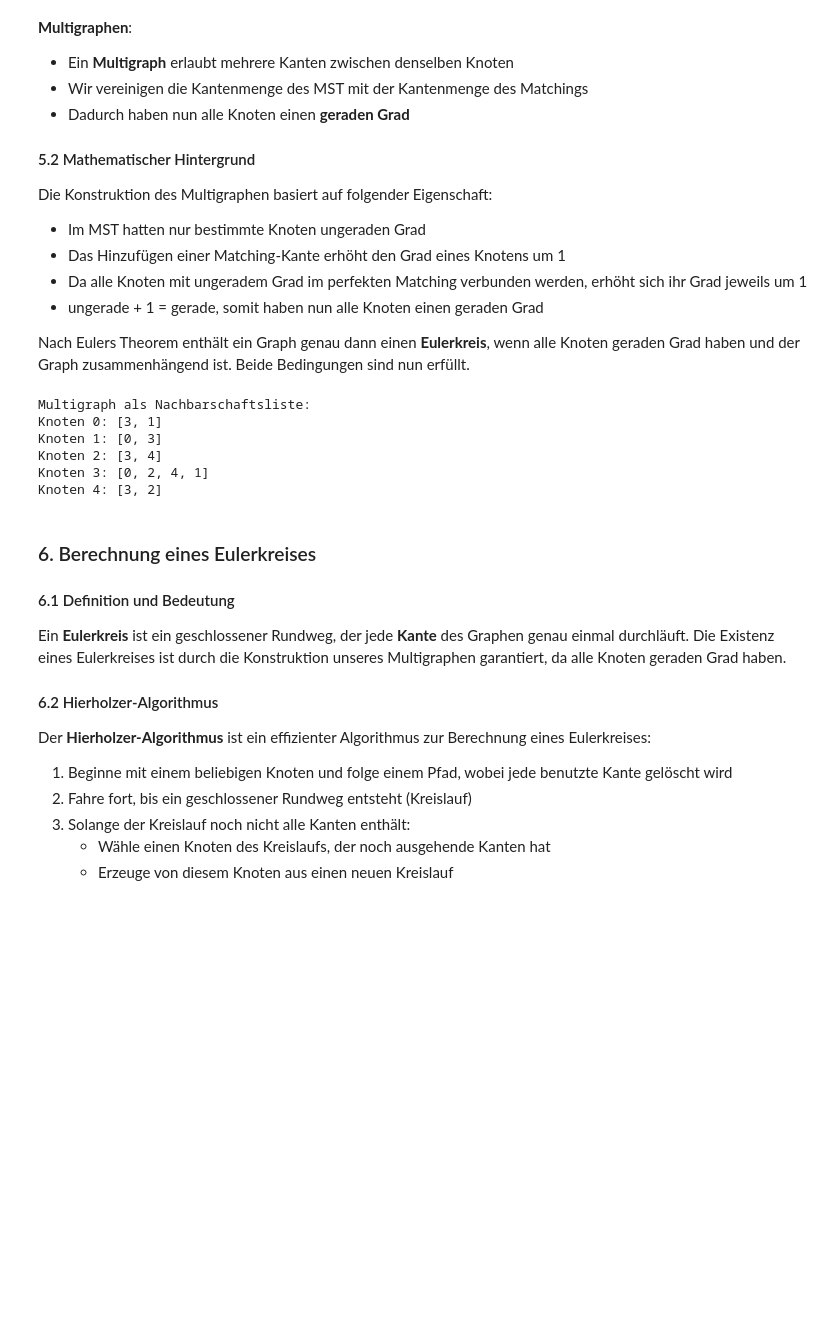
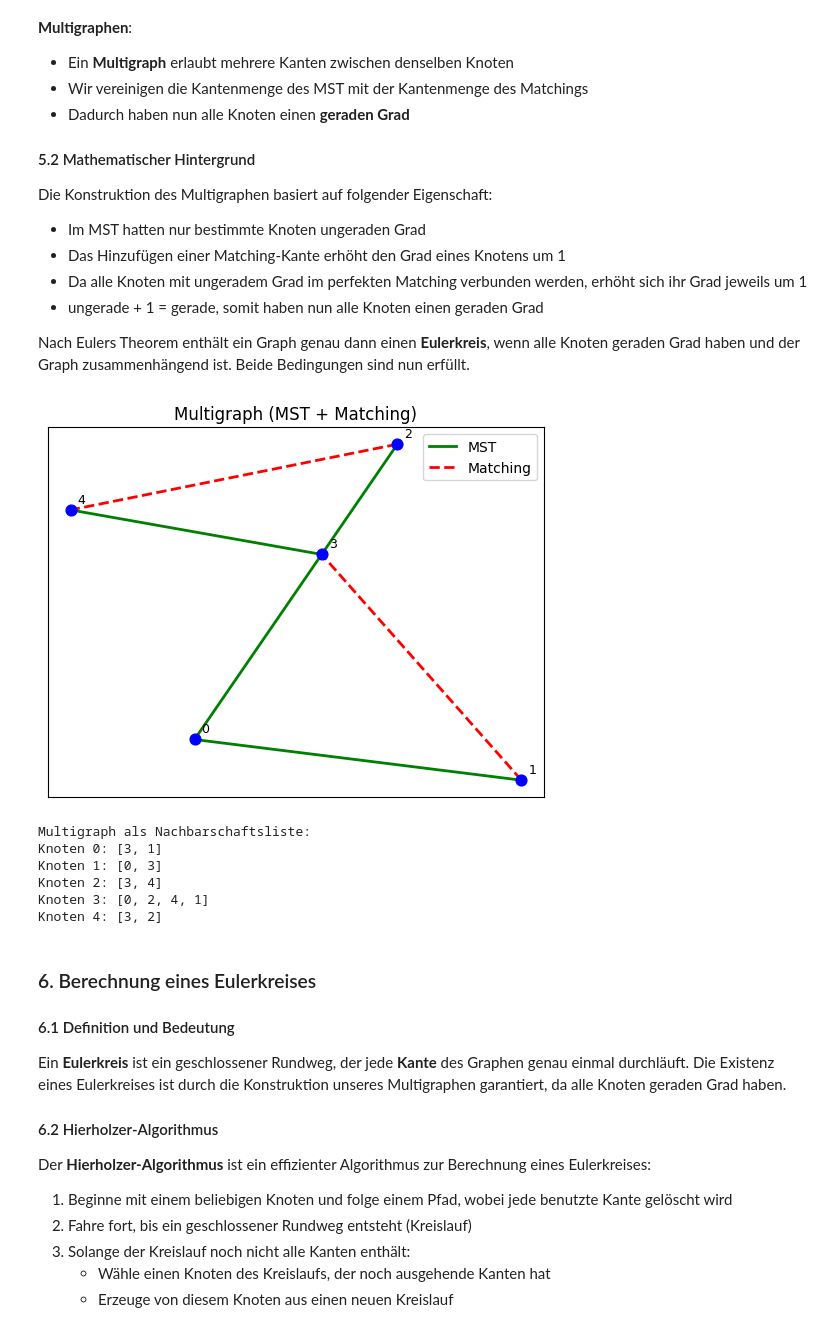
Before and after one commit to Nr44suessauer/SalesMan, a Jupyter notebook: SalesMan_Problem.ipynb, the cells around one changed output. Cells and saved outputs as stored; diff of their text form; code cells hidden in the pictures; blank space fills up the shorter version.

```diff
--- a/SalesMan_Problem.ipynb
+++ b/SalesMan_Problem.ipynb
@@ -1001,34 +999,35 @@ def plot_multigraph(mst_edges, matching):
 
     # Beschrifte jeden Knoten mit seinem Index
     for i, (x, y) in enumerate(points):
         plt.annotate(str(i), (x, y), xytext=(5, 5), textcoords='offset points', fontsize=9)
 
     # Zeichne die MST-Kanten ein
     for u, v in mst_edges:
         plt.plot([points[u][0], points[v][0]], [points[u][1], points[v][1]], 'g-', zorder=2, linewidth=2,
                  label="MST" if u == mst_edges[0][0] and v == mst_edges[0][1] else "")
 
     # Zeichne die Matching-Kanten ein
     if matching:
         for u, v in matching:
             plt.plot([points[u][0], points[v][0]], [points[u][1], points[v][1]], 'r--', zorder=3, linewidth=2,
                      label="Matching" if u == matching[0][0] and v == matching[0][1] else "")
 
     plt.title("Multigraph (MST + Matching)")
     plt.grid(True, alpha=0.3)
     plt.xticks([])
     plt.yticks([])
     plt.legend()
     plt.show()
 
 # Erstelle und visualisiere den Multigraphen
 multigraph = create_multigraph(n, mst_edges, matching)
-# plot_multigraph(mst_edges, matching)
+plot_multigraph(mst_edges, matching)
 
 print("Multigraph als Nachbarschaftsliste:")
 for node, neighbors in multigraph.items():
     print(f"Knoten {node}: {neighbors}")
 # %% [output]
+[figure, added]
 Multigraph als Nachbarschaftsliste:
 Knoten 0: [3, 1]
 Knoten 1: [0, 3]
```
Also changed, not shown: parts of 3 cells of this notebook.
